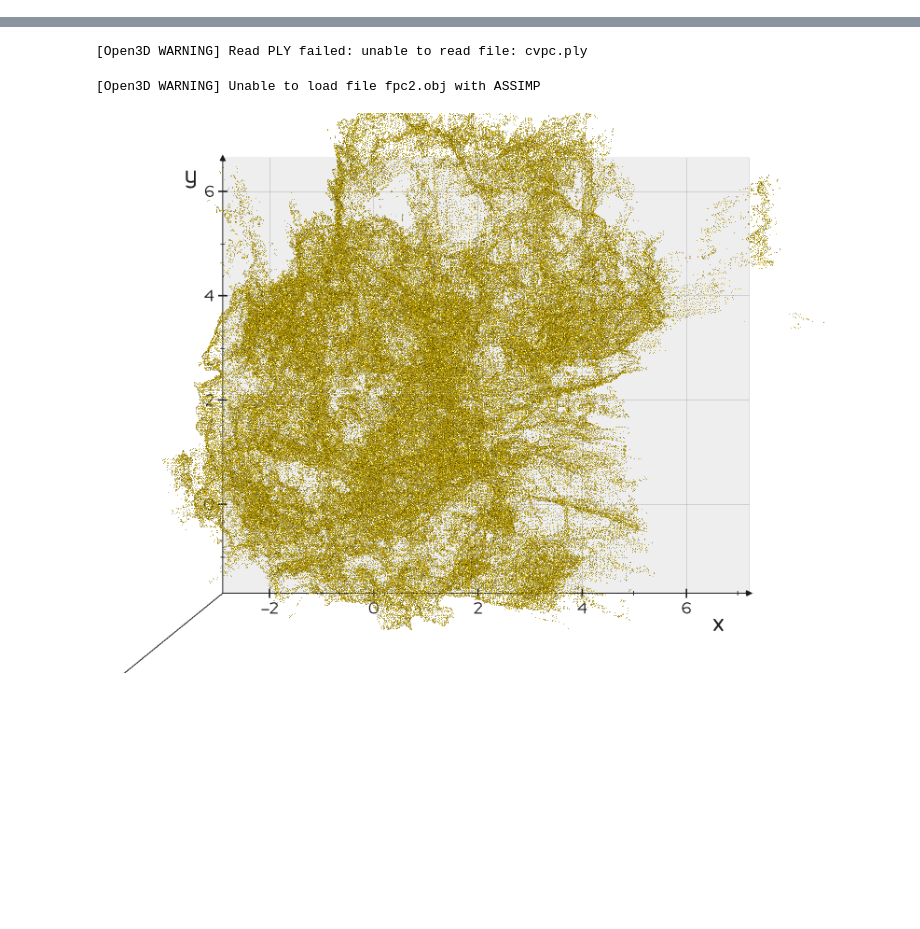
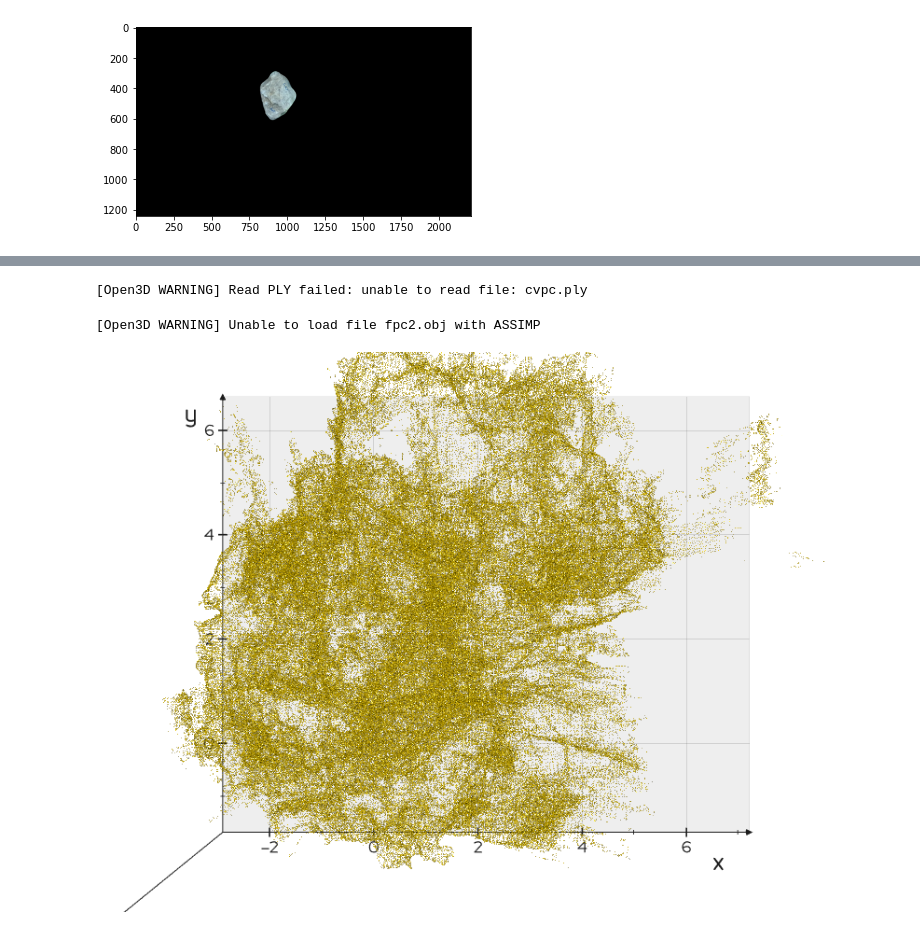
Before and after one commit to VitoChan01/Pebbles, a Jupyter notebook: pcd.ipynb, the cells around one changed output, grey strips where cells are left out. Drawn from its saved outputs; the diff is of its cells as text; code cells hidden in the pictures; blank space fills up the shorter version.

```diff
--- a/pcd.ipynb
+++ b/pcd.ipynb
@@ -7,0 +86,11 @@ Jupyter environment detected. Enabling Open3D WebVisualizer.
+# %%
+rgb_image = imgall[0][:,:,:3]
+depth_map = imgall[0][:,:,3]
+# %%
+masked_image = np.copy(rgb_image)
+masked_image[pebble_list[0] == 0] = 0
+
+plt.imshow(masked_image)
+plt.show()
+# %% [output]
+[figure, added]
```
Also changed, not shown: parts of 8 cells of this notebook, 2 other files.
